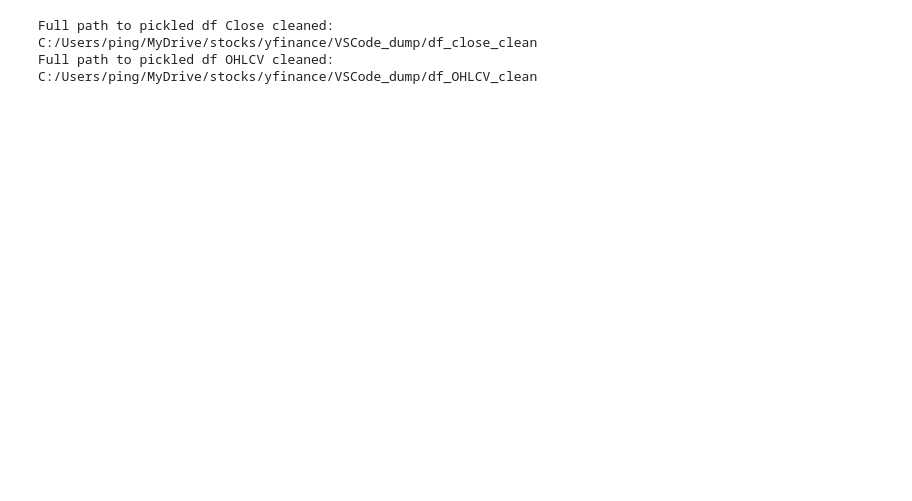
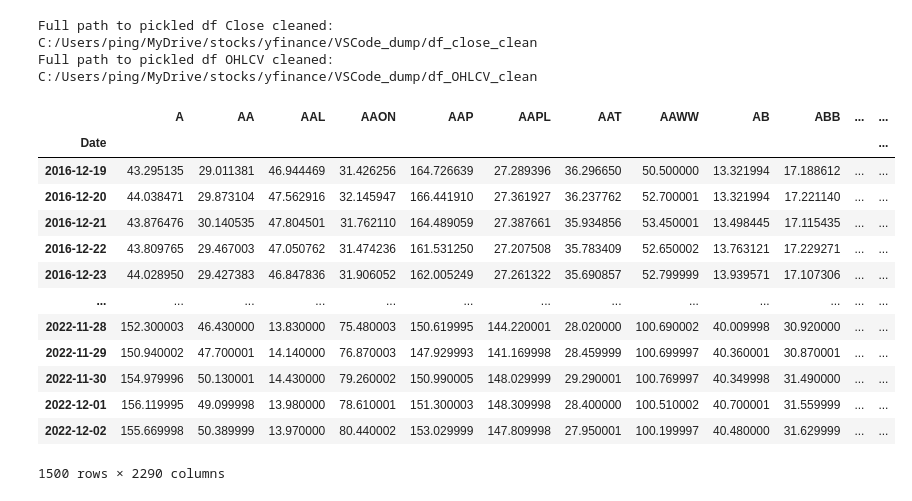
Before and after one commit to pympk/py379, a Jupyter notebook: yf_4perf_ranks.ipynb, the cells around one changed output. Saved outputs shown, nothing was run; the diff lists cells and outputs as text; code cells hidden in the pictures; blank space fills up the shorter version.

```diff
--- a/yf_4perf_ranks.ipynb
+++ b/yf_4perf_ranks.ipynb
@@ -32,6 +183,23 @@ df_a = pickle_load(path_data_dump, f_pickled_df_a, verbose=verbose)
 # %% [output]
 Full path to pickled df Close cleaned:  C:/Users/ping/MyDrive/stocks/yfinance/VSCode_dump/df_close_clean
 Full path to pickled df OHLCV cleaned:  C:/Users/ping/MyDrive/stocks/yfinance/VSCode_dump/df_OHLCV_clean
+# %%
+df_c
+# %% [output]
+|  | A | AA | AAL | AAON | AAP | AAPL | AAT | AAWW | AB | ABB | ... | ... |
+| Date |  |  |  |  |  |  |  |  |  |  |  | ... |
+| 2016-12-19 | 43.295135 | 29.011381 | 46.944469 | 31.426256 | 164.726639 | 27.289396 | 36.296650 | 50.500000 | 13.321994 | 17.188612 | ... | ... |
+| 2016-12-20 | 44.038471 | 29.873104 | 47.562916 | 32.145947 | 166.441910 | 27.361927 | 36.237762 | 52.700001 | 13.321994 | 17.221140 | ... | ... |
+| 2016-12-21 | 43.876476 | 30.140535 | 47.804501 | 31.762110 | 164.489059 | 27.387661 | 35.934856 | 53.450001 | 13.498445 | 17.115435 | ... | ... |
+| 2016-12-22 | 43.809765 | 29.467003 | 47.050762 | 31.474236 | 161.531250 | 27.207508 | 35.783409 | 52.650002 | 13.763121 | 17.229271 | ... | ... |
+| 2016-12-23 | 44.028950 | 29.427383 | 46.847836 | 31.906052 | 162.005249 | 27.261322 | 35.690857 | 52.799999 | 13.939571 | 17.107306 | ... | ... |
+| ... | ... | ... | ... | ... | ... | ... | ... | ... | ... | ... | ... | ... |
+| 2022-11-28 | 152.300003 | 46.430000 | 13.830000 | 75.480003 | 150.619995 | 144.220001 | 28.020000 | 100.690002 | 40.009998 | 30.920000 | ... | ... |
+| 2022-11-29 | 150.940002 | 47.700001 | 14.140000 | 76.870003 | 147.929993 | 141.169998 | 28.459999 | 100.699997 | 40.360001 | 30.870001 | ... | ... |
+| 2022-11-30 | 154.979996 | 50.130001 | 14.430000 | 79.260002 | 150.990005 | 148.029999 | 29.290001 | 100.769997 | 40.349998 | 31.490000 | ... | ... |
+| 2022-12-01 | 156.119995 | 49.099998 | 13.980000 | 78.610001 | 151.300003 | 148.309998 | 28.400000 | 100.510002 | 40.700001 | 31.559999 | ... | ... |
+| 2022-12-02 | 155.669998 | 50.389999 | 13.970000 | 80.440002 | 153.029999 | 147.809998 | 27.950001 | 100.199997 | 40.480000 | 31.629999 | ... | ... |
+1500 rows × 2290 columns
 # %%
 perf_ranks_dict = {}  # dic of performance ranks
 syms_perf_rank = []  # list of lists to store top 100 ranked symbols
```
Also changed, not shown: parts of 10 cells of this notebook, 3 other files.
